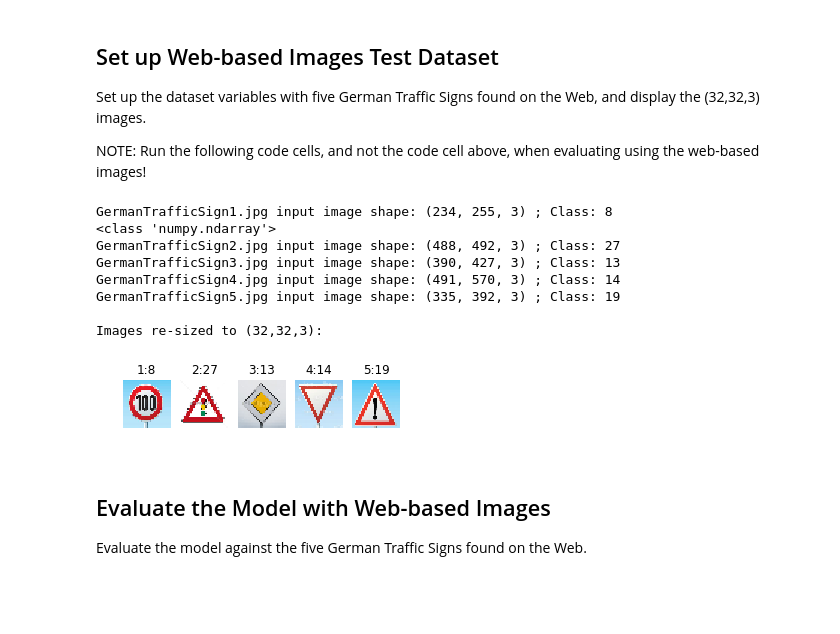
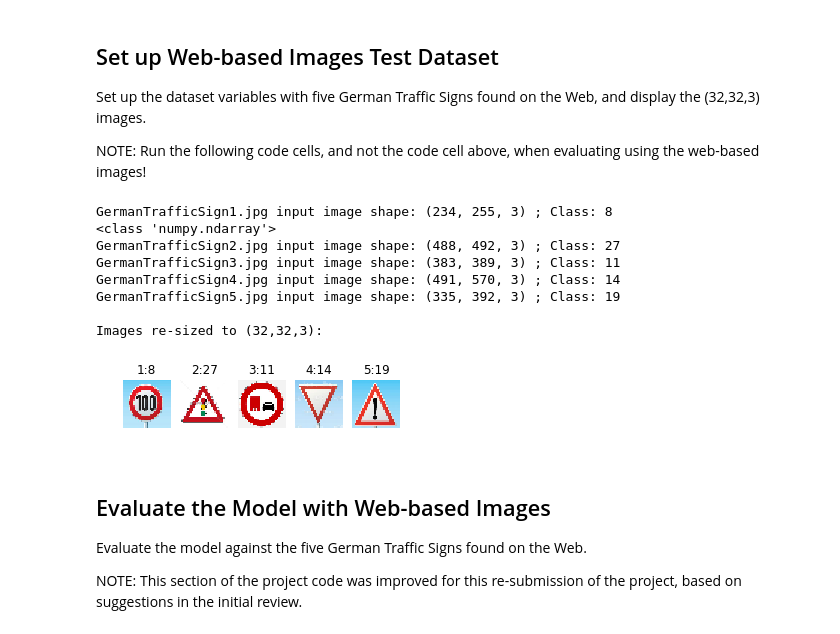
Before and after one commit to blunderbuss9/CarND-TSC-StewartTeaze, a Jupyter notebook: TrafficSignClassifier.ipynb, the cells around one changed output. Drawn from its saved outputs; the diff is of its cells as text; code cells hidden in the pictures; blank space fills up the shorter version.

```diff
--- a/TrafficSignClassifier.ipynb
+++ b/TrafficSignClassifier.ipynb
@@ -331,37 +331,39 @@ im = imread("GermanTrafficSign2.jpg")
 print("GermanTrafficSign2.jpg input image shape:", im.shape, "; Class: 27")
 image = resize(im, (32, 32))
 X_web_test.append(image); y_web_test.append(26)
 im = imread("GermanTrafficSign3.jpg")
-print("GermanTrafficSign3.jpg input image shape:", im.shape, "; Class: 13")
+print("GermanTrafficSign3.jpg input image shape:", im.shape, "; Class: 11")
 image = resize(im, (32, 32))
-X_web_test.append(image); y_web_test.append(12)
+X_web_test.append(image); y_web_test.append(10)
 im = imread("GermanTrafficSign4.jpg")
 print("GermanTrafficSign4.jpg input image shape:", im.shape, "; Class: 14")
 image = resize(im, (32, 32))
 X_web_test.append(image); y_web_test.append(13)
 im = imread("GermanTrafficSign5.jpg")
 print("GermanTrafficSign5.jpg input image shape:", im.shape, "; Class: 19")
 image = resize(im, (32, 32))
 X_web_test.append(image); y_web_test.append(18)
 
 # Plot the 5 (32,32,3) sample images
 print("\n"+"Images re-sized to (32,32,3):")
 for index in range (0, 5):
     image = X_web_test[index]
     ax = plt.subplot(1,6,index+1)
     plt.axis('off')
     ax.set_title(str(index+1) + ":" + str(y_web_test[index]+1))
     plt.imshow(image)
 # %% [output]
 GermanTrafficSign1.jpg input image shape: (234, 255, 3) ; Class: 8
 <class 'numpy.ndarray'>
 GermanTrafficSign2.jpg input image shape: (488, 492, 3) ; Class: 27
-GermanTrafficSign3.jpg input image shape: (390, 427, 3) ; Class: 13
+GermanTrafficSign3.jpg input image shape: (383, 389, 3) ; Class: 11
 GermanTrafficSign4.jpg input image shape: (491, 570, 3) ; Class: 14
 GermanTrafficSign5.jpg input image shape: (335, 392, 3) ; Class: 19
 
 Images re-sized to (32,32,3):
-[figure, old version]
+[figure, new version]
 # %% [markdown]
 ## Evaluate the Model with Web-based Images
 Evaluate the model against the five German Traffic Signs found on the Web.
+
+NOTE: This section of the project code was improved for this re-submission of the project, based on suggestions in the initial review.
```
Also changed, not shown: parts of 3 cells of this notebook, 5 other files.
